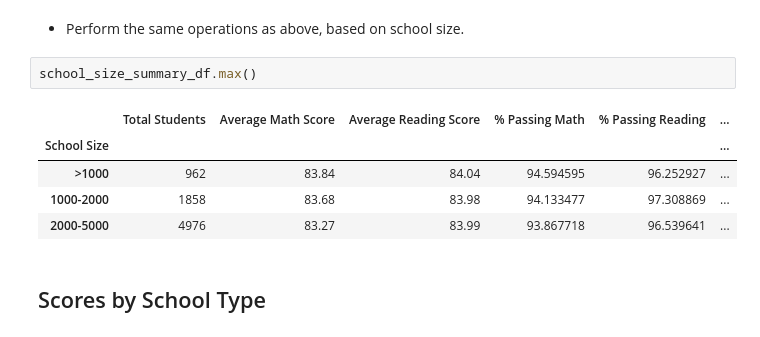
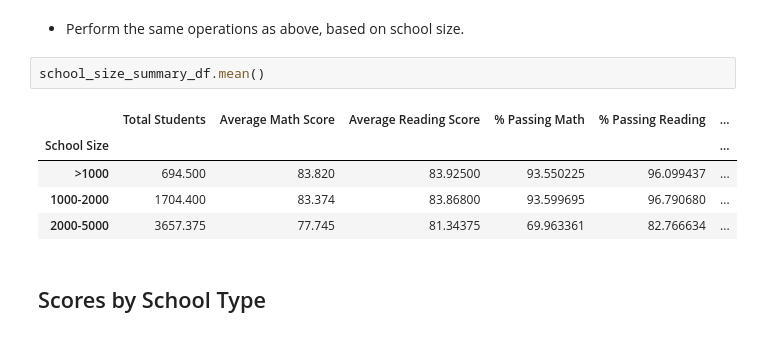
Before and after one commit to nicky-plat/Pandas-challenge, a Jupyter notebook: PyCitySchools_Nick.ipynb, the cells around one changed output. Saved outputs shown, nothing was run; the diff lists cells and outputs as text.

```diff
--- a/PyCitySchools_Nick.ipynb
+++ b/PyCitySchools_Nick.ipynb
@@ -492,13 +492,13 @@ school_spending_summary_df.max()
 # %% [markdown]
 * Perform the same operations as above, based on school size.
 # %%
-school_size_summary_df.max()
+school_size_summary_df.mean()
 # %% [output]
 |  | Total Students | Average Math Score | Average Reading Score | % Passing Math | % Passing Reading | ... |
 | School Size |  |  |  |  |  | ... |
-| >1000 | 962 | 83.84 | 84.04 | 94.594595 | 96.252927 | ... |
-| 1000-2000 | 1858 | 83.68 | 83.98 | 94.133477 | 97.308869 | ... |
-| 2000-5000 | 4976 | 83.27 | 83.99 | 93.867718 | 96.539641 | ... |
+| >1000 | 694.500 | 83.820 | 83.92500 | 93.550225 | 96.099437 | ... |
+| 1000-2000 | 1704.400 | 83.374 | 83.86800 | 93.599695 | 96.790680 | ... |
+| 2000-5000 | 3657.375 | 77.745 | 81.34375 | 69.963361 | 82.766634 | ... |
 # %% [markdown]
 ## Scores by School Type
 # %% [markdown]
```
Also changed, not shown: parts of 1 cell of this notebook.
